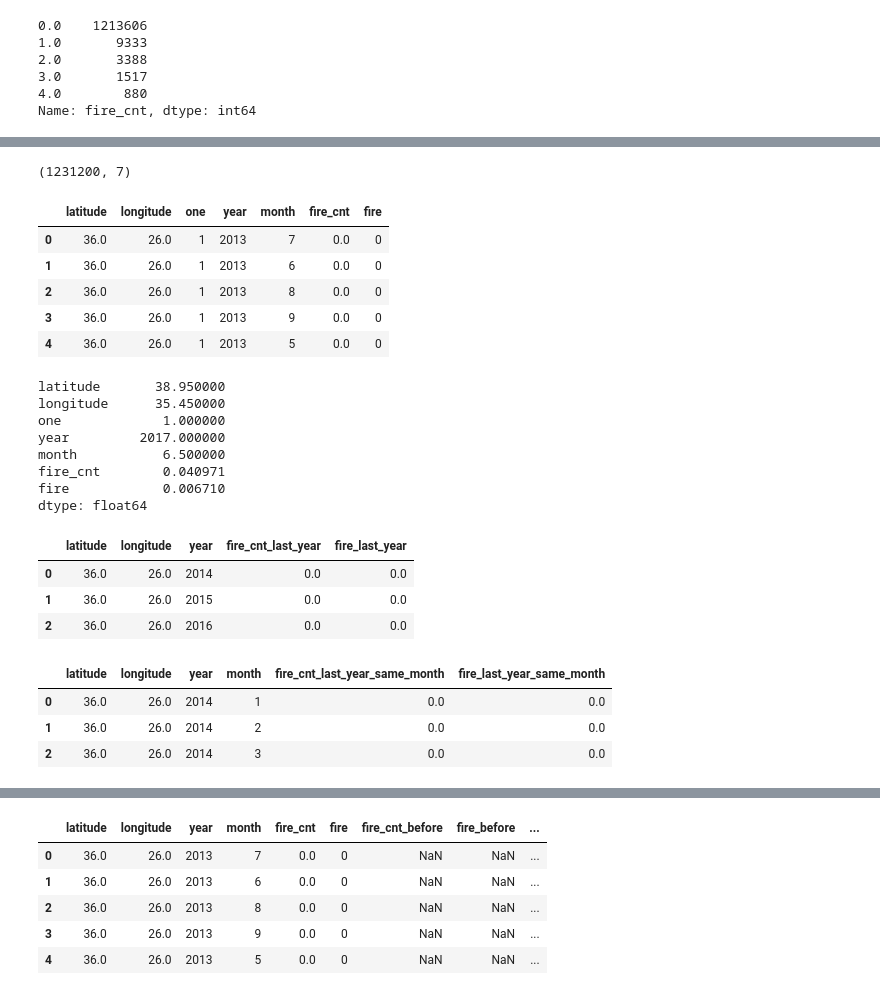
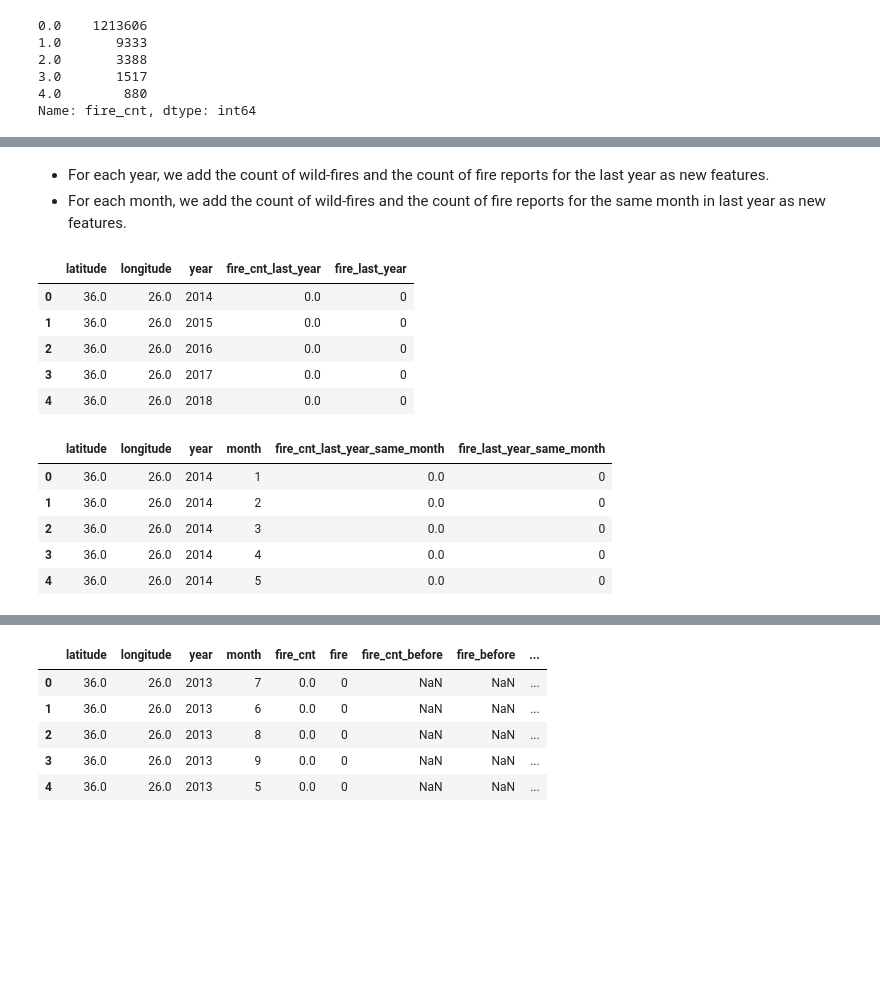
Before and after one commit to nlztrk/turkey_wildfire_prediction, a Jupyter notebook: notebook/03. DatasetCreation.ipynb, the cells around one changed output, grey strips where cells are left out. Cells and saved outputs as stored; diff of their text form; code cells hidden in the pictures; blank space fills up the shorter version.

```diff
--- a/notebook/03. DatasetCreation.ipynb
+++ b/notebook/03. DatasetCreation.ipynb
@@ -51,11 +47,10 @@ aus_fires.head()
 # %%
-aus_fires = aus_fires[aus_fires.confidence>80]
+fires = fires[fires.confidence > CONFIDENCE_THRESHOLD]
 
-aus_fires = aus_fires[
-        (aus_fires.latitude > LAT_RANGE[0]) & (aus_fires.latitude < LAT_RANGE[1])]
-aus_fires = aus_fires[
-    (aus_fires.longitude > LON_RANGE[0]) & (aus_fires.longitude < LON_RANGE[1])]
+fires = fires[
+        (fires.latitude > LAT_RANGE[0]) & (fires.latitude < LAT_RANGE[1]) & \
+        (fires.longitude > LON_RANGE[0]) & (fires.longitude < LON_RANGE[1])]
 
-aus_fires.shape
+fires.shape
 # %% [output]
 (50528, 6)
@@ -62,11 +59,5 @@ aus_fires.shape
 # %%
-aus_fires['year'] = aus_fires.acq_date.dt.year
-aus_fires['month'] = aus_fires.acq_date.dt.month
-aus_fires.latitude = aus_fires.latitude.round(PRECISION)
-aus_fires.longitude = aus_fires.longitude.round(PRECISION)
-fires = aus_fires.groupby(['latitude', 'longitude', 'year', 'month']).size().reset_index()
-fires.columns = ['latitude', 'longitude', 'year', 'month', 'fire_cnt']
-
-fires.shape
-fires.head()
-fires.nunique()
+fires['year'] = fires.acq_date.dt.year
+fires['month'] = fires.acq_date.dt.month
+fires.latitude = fires.latitude.round(PRECISION)
+fires.longitude = fires.longitude.round(PRECISION)
@@ -86,0 +66,7 @@ dtype: int64
+# %%
+fires = fires.groupby(['latitude', 'longitude', 'year', 'month']).size().reset_index()
+fires.columns = ['latitude', 'longitude', 'year', 'month', 'fire_cnt']
+
+fires.shape
+fires.head()
+fires.nunique()
@@ -114,47 +120,34 @@ Name: fire_cnt, dtype: int64
 # %%
 history['fire'] = 1 * (history['fire_cnt'] >= MIN_FIRE_RECORDS)
-# %%
-history.shape
-history.head()
-history.mean()
-# %% [output]
-(1231200, 7)
-|  | latitude | longitude | one | year | month | fire_cnt | fire |
-| 0 | 36.0 | 26.0 | 1 | 2013 | 7 | 0.0 | 0 |
-| 1 | 36.0 | 26.0 | 1 | 2013 | 6 | 0.0 | 0 |
-| 2 | 36.0 | 26.0 | 1 | 2013 | 8 | 0.0 | 0 |
-| 3 | 36.0 | 26.0 | 1 | 2013 | 9 | 0.0 | 0 |
-| 4 | 36.0 | 26.0 | 1 | 2013 | 5 | 0.0 | 0 |
-latitude       38.950000
-longitude      35.450000
-one             1.000000
-year         2017.000000
-month           6.500000
-fire_cnt        0.040971
-fire            0.006710
-dtype: float64
+# %% [markdown]
+- For each year, we add the count of wild-fires and the count of fire reports for the last year as new features.
+- For each month, we add the count of wild-fires and the count of fire reports for the same month in last year as new features.
 # %%
 yearly = history.groupby(
-    ['latitude', 'longitude', 'year'])[['fire_cnt', 'fire']].mean().reset_index()
+    ['latitude', 'longitude', 'year'])[['fire_cnt', 'fire']].sum().reset_index()
 monthly = history.groupby(
-    ['latitude', 'longitude', 'year', 'month'])[['fire_cnt', 'fire']].mean().reset_index()
+    ['latitude', 'longitude', 'year', 'month'])[['fire_cnt', 'fire']].sum().reset_index()
 # %%
 last_year = yearly.copy()
 last_year.year += 1
 last_year.columns = ['latitude', 'longitude', 'year', 'fire_cnt_last_year', 'fire_last_year']
-last_year.head(3)
+last_year.head()
 # %% [output]
 |  | latitude | longitude | year | fire_cnt_last_year | fire_last_year |
-| 0 | 36.0 | 26.0 | 2014 | 0.0 | 0.0 |
-| 1 | 36.0 | 26.0 | 2015 | 0.0 | 0.0 |
-| 2 | 36.0 | 26.0 | 2016 | 0.0 | 0.0 |
+| 0 | 36.0 | 26.0 | 2014 | 0.0 | 0 |
+| 1 | 36.0 | 26.0 | 2015 | 0.0 | 0 |
+| 2 | 36.0 | 26.0 | 2016 | 0.0 | 0 |
+| 3 | 36.0 | 26.0 | 2017 | 0.0 | 0 |
+| 4 | 36.0 | 26.0 | 2018 | 0.0 | 0 |
 # %%
 last_year_month = monthly.copy()
 last_year_month.year += 1
 last_year_month.columns = ['latitude', 'longitude', 'year', 'month', 'fire_cnt_last_year_same_month', 'fire_last_year_same_month']
-last_year_month.head(3)
+last_year_month.head()
 # %% [output]
 |  | latitude | longitude | year | month | fire_cnt_last_year_same_month | fire_last_year_same_month |
-| 0 | 36.0 | 26.0 | 2014 | 1 | 0.0 | 0.0 |
-| 1 | 36.0 | 26.0 | 2014 | 2 | 0.0 | 0.0 |
-| 2 | 36.0 | 26.0 | 2014 | 3 | 0.0 | 0.0 |
+| 0 | 36.0 | 26.0 | 2014 | 1 | 0.0 | 0 |
+| 1 | 36.0 | 26.0 | 2014 | 2 | 0.0 | 0 |
+| 2 | 36.0 | 26.0 | 2014 | 3 | 0.0 | 0 |
+| 3 | 36.0 | 26.0 | 2014 | 4 | 0.0 | 0 |
+| 4 | 36.0 | 26.0 | 2014 | 5 | 0.0 | 0 |
```
Also changed, not shown: parts of 26 cells of this notebook, 10 other files.
